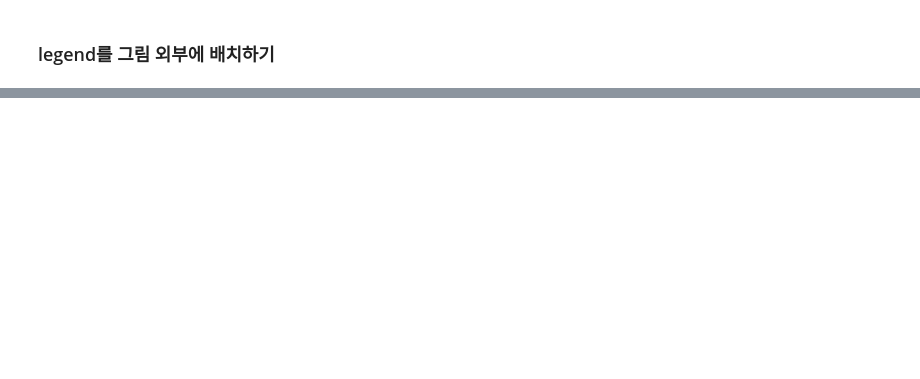
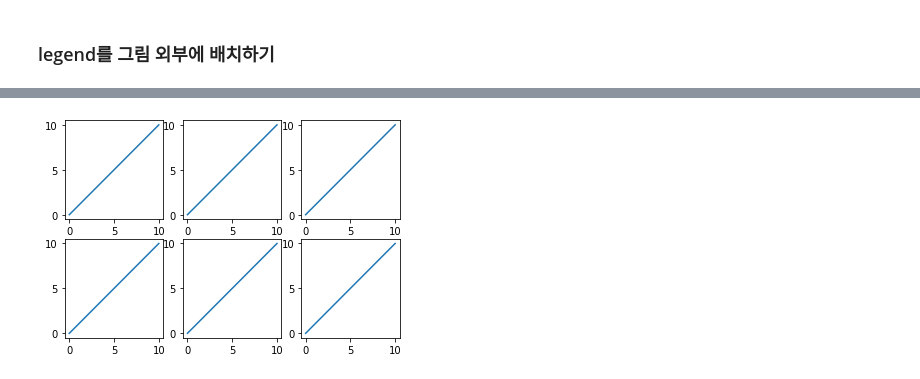
Before and after one commit to jiseon0516/pdm19, a Jupyter notebook: py-graphics/matplotlib_2_style_subplots.ipynb, the cells around one changed output, grey strips where cells are left out. Drawn from its saved outputs; the diff is of its cells as text; code cells hidden in the pictures; blank space fills up the shorter version.

```diff
--- a/py-graphics/matplotlib_2_style_subplots.ipynb
+++ b/py-graphics/matplotlib_2_style_subplots.ipynb
@@ -96,14 +158,16 @@ plt.show()
 # %%
-#  multiple subplots in grids
-# figure object, axis array object
+# sharex = False, sharey = False일 경우
+
 x = range(11)
 y = range(11)  #(11,0,-1)
 
 fig, ax = plt.subplots(nrows=2, ncols=3,
-                       sharex=True, sharey=True)  # change sharex, sharey option
+                       sharex=False, sharey=False) #각 그래프 x축, y축 모두 표시
 
 for row in ax:
     for col in row:
         col.plot(x, y)
 
 plt.show()
+# %% [output]
+[figure, added]
```
Also changed, not shown: parts of 9 cells of this notebook.
